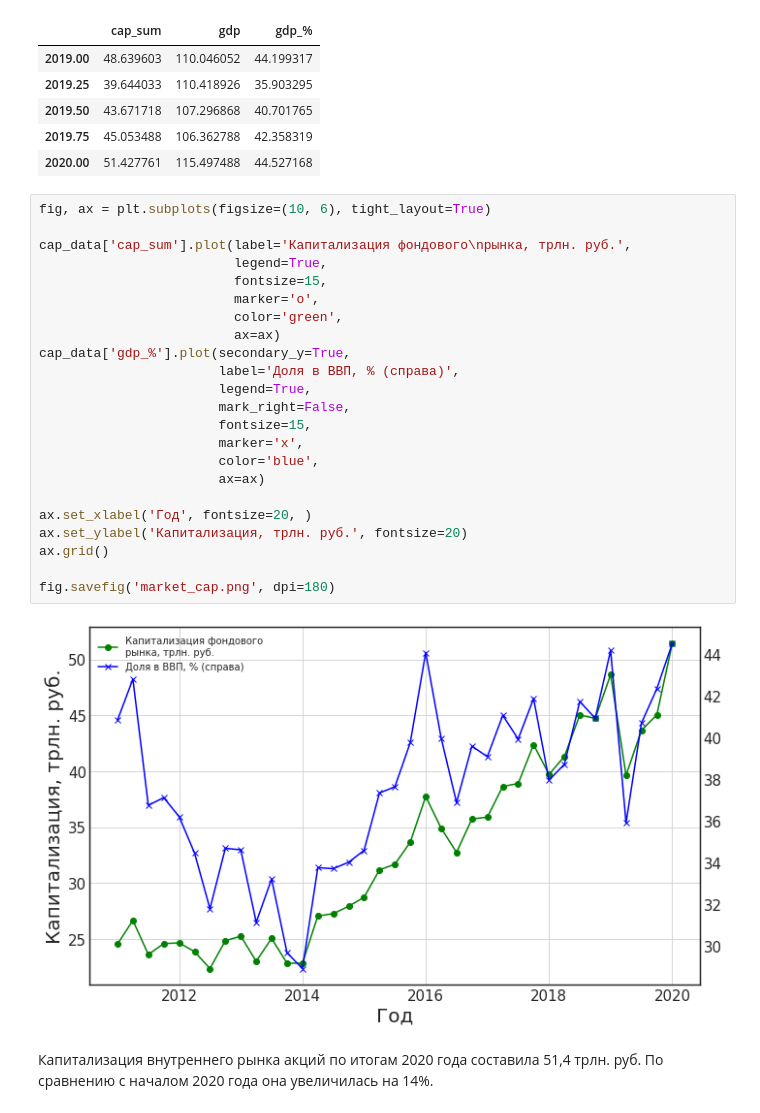
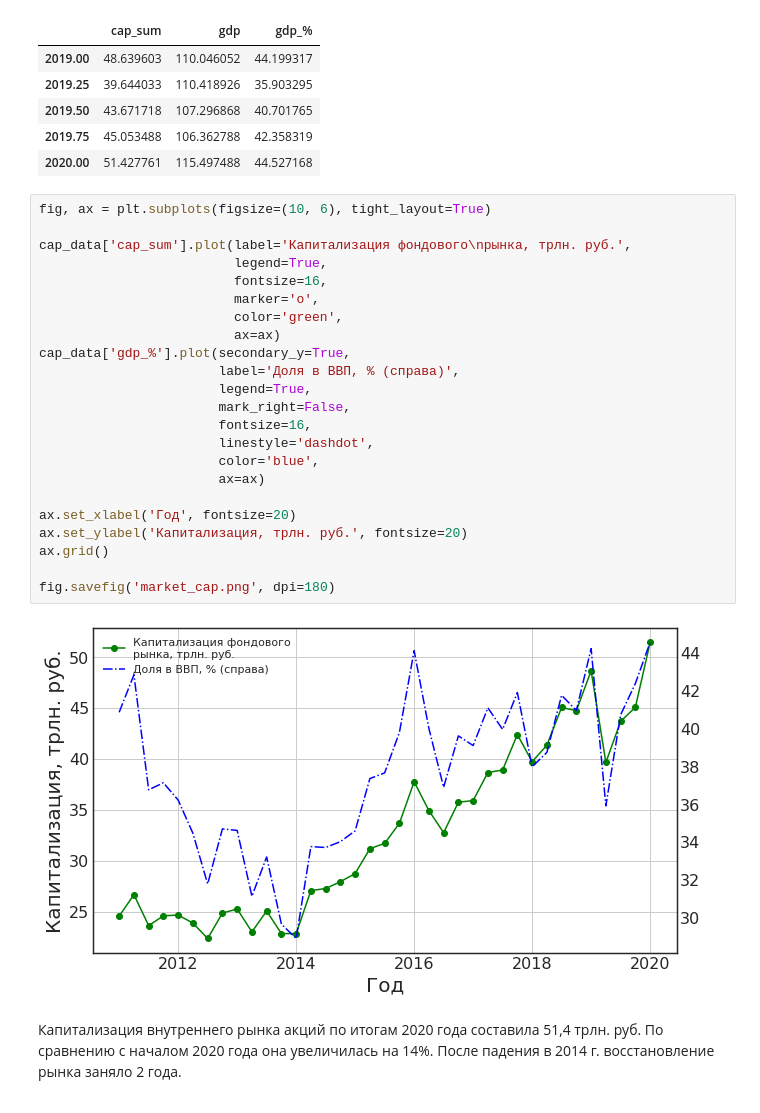
Before and after one commit to kostya-gh/stocks_prediction, a Jupyter notebook: market_cap.ipynb, the cells around one changed output. Saved outputs shown, nothing was run; the diff lists cells and outputs as text.

Commit message:
Draw some graphics

```diff
--- a/market_cap.ipynb
+++ b/market_cap.ipynb
@@ -43,27 +44,27 @@ cap_data.tail()
 # %%
 fig, ax = plt.subplots(figsize=(10, 6), tight_layout=True)
 
 cap_data['cap_sum'].plot(label='Капитализация фондового\nрынка, трлн. руб.',
                          legend=True,
-                         fontsize=15,
+                         fontsize=16,
                          marker='o',
                          color='green',
                          ax=ax)
 cap_data['gdp_%'].plot(secondary_y=True,
                        label='Доля в ВВП, % (справа)',
                        legend=True,
                        mark_right=False,
-                       fontsize=15,
-                       marker='x',
+                       fontsize=16,
+                       linestyle='dashdot',
                        color='blue',
                        ax=ax)
 
-ax.set_xlabel('Год', fontsize=20, )
+ax.set_xlabel('Год', fontsize=20)
 ax.set_ylabel('Капитализация, трлн. руб.', fontsize=20)
 ax.grid()
 
 fig.savefig('market_cap.png', dpi=180)
 # %% [output]
-[figure, old version]
+[figure, new version]
 # %% [markdown]
-  Капитализация внутреннего рынка акций по итогам 2020 года составила 51,4 трлн. руб. По сравнению с началом 2020 года она увеличилась на 14%.
+  Капитализация внутреннего рынка акций по итогам 2020 года составила 51,4 трлн. руб. По сравнению с началом 2020 года она увеличилась на 14%. После падения в 2014 г. восстановление рынка заняло 2 года.
```
Also changed, not shown: parts of 9 cells of this notebook.
